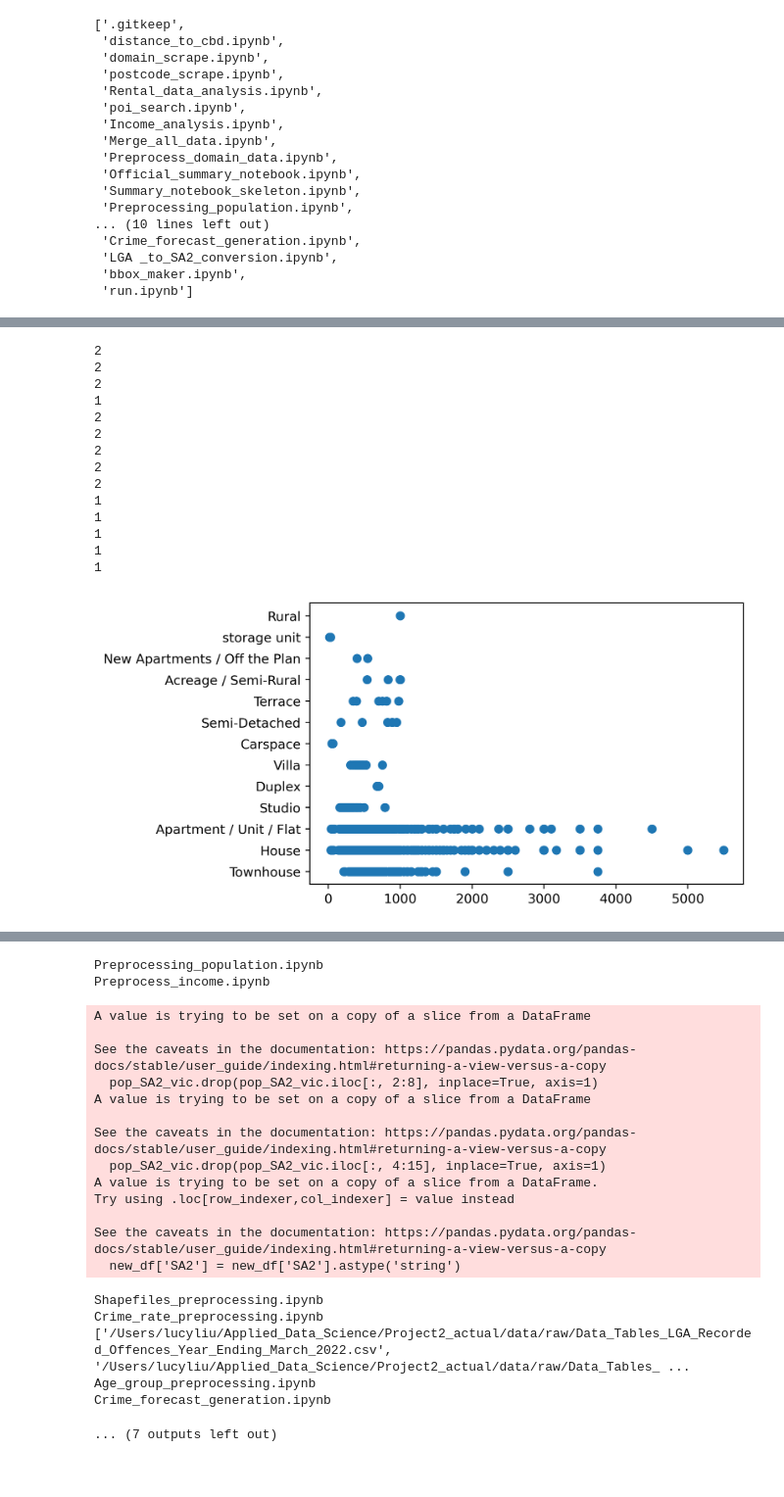
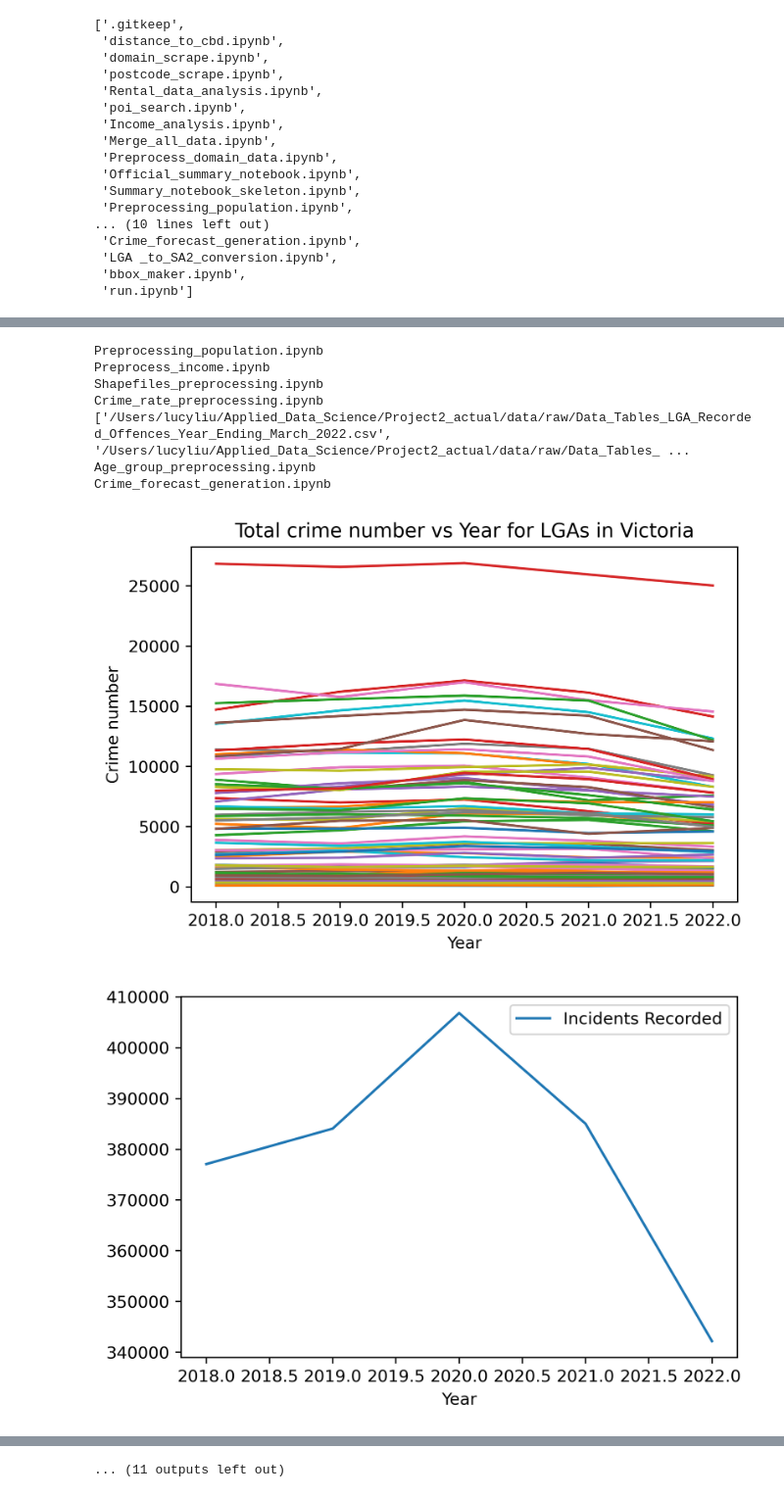
Before and after one commit to MAST30034-Applied-Data-Science/generic-real-estate-consulting-project-18, a Jupyter notebook: notebooks/run.ipynb, the cells around one changed output, grey strips where cells are left out. Shown at 98% size. Drawn from its saved outputs; the diff is of its cells as text; code cells hidden in the pictures.

Commit message:
almost done with collating two more notebooks to go pushing before my jupyter crashes lmaooooooooooooo fml

```diff
--- a/notebooks/run.ipynb
+++ b/notebooks/run.ipynb
@@ -59,7 +64,7 @@ files
  'run.ipynb']
 # %%
 # order files to be run
-files = ['Preprocess_domain_data.ipynb',
+files_unique = ['Preprocess_domain_data.ipynb',
          'Preprocessing_population.ipynb',
          'Preprocess_income.ipynb',
          'Shapefiles_preprocessing.ipynb',
@@ -71,21 +76,18 @@ files = ['Preprocess_domain_data.ipynb',
  'LGA_to_SA2_conversion.ipynb',
          'poi_dict_to_df.ipynb',
  'poi_analysis.ipynb',
- 'Population and rent geoplot.ipynb',
+ 'Population_and_rent_geoplot.ipynb',
 
  'Income_analysis.ipynb',
  'Merge_all_data.ipynb',
  'Summary_notebook.ipynb',
-
- 'Summary_notebook_skeleton.ipynb',
-         'Official_summary_notebook.ipynb',
  ]
 # %%
-for file in files:
-    print(file)
-    %run $file
+for file_unique in files_unique:
+    print(file_unique)
+    %run $file_unique
 
-file = 'done'
+file_unique= 'done'
 # %% [output]
 Preprocess_domain_data.ipynb
 {'Duplex', 'Villa', 'Farm', 'House', 'Rural', 'Penthouse', 'Studio', 'Carspace', 'Apartment / Unit / Flat', 'Vacant land', 'New Apartments / Off the Plan', 'Terrace', 'Acreage / Semi-Rural', 'Townhous ...
@@ -113,15 +113,9 @@ See the caveats in the documentation: https://pandas.pydata.org/pandas-docs/stab
-2
-2
-2
-1
-2
-2
-2
-2
-2
-1
-1
-1
-1
-1
+Preprocessing_population.ipynb
+Preprocess_income.ipynb
+Shapefiles_preprocessing.ipynb
+Crime_rate_preprocessing.ipynb
+['/Users/lucyliu/Applied_Data_Science/Project2_actual/data/raw/Data_Tables_LGA_Recorded_Offences_Year_Ending_March_2022.csv', '/Users/lucyliu/Applied_Data_Science/Project2_actual/data/raw/Data_Tables_ ...
+Age_group_preprocessing.ipynb
+Crime_forecast_generation.ipynb
-[figure]
+[figure, added]
+[figure, added]
@@ -128,22 +123,2 @@ See the caveats in the documentation: https://pandas.pydata.org/pandas-docs/stab
-Preprocessing_population.ipynb
-Preprocess_income.ipynb
+... (11 outputs left out)
-A value is trying to be set on a copy of a slice from a DataFrame
-
-See the caveats in the documentation: https://pandas.pydata.org/pandas-docs/stable/user_guide/indexing.html#returning-a-view-versus-a-copy
-  pop_SA2_vic.drop(pop_SA2_vic.iloc[:, 2:8], inplace=True, axis=1)
-A value is trying to be set on a copy of a slice from a DataFrame
-
-See the caveats in the documentation: https://pandas.pydata.org/pandas-docs/stable/user_guide/indexing.html#returning-a-view-versus-a-copy
-  pop_SA2_vic.drop(pop_SA2_vic.iloc[:, 4:15], inplace=True, axis=1)
-A value is trying to be set on a copy of a slice from a DataFrame.
-Try using .loc[row_indexer,col_indexer] = value instead
-
-See the caveats in the documentation: https://pandas.pydata.org/pandas-docs/stable/user_guide/indexing.html#returning-a-view-versus-a-copy
-  new_df['SA2'] = new_df['SA2'].astype('string')
-Shapefiles_preprocessing.ipynb
-Crime_rate_preprocessing.ipynb
-['/Users/lucyliu/Applied_Data_Science/Project2_actual/data/raw/Data_Tables_LGA_Recorded_Offences_Year_Ending_March_2022.csv', '/Users/lucyliu/Applied_Data_Science/Project2_actual/data/raw/Data_Tables_ ...
-Age_group_preprocessing.ipynb
-Crime_forecast_generation.ipynb
-... (7 outputs left out)
 # %%
```
Also changed, not shown: parts of 3 cells of this notebook, 9 other files.
